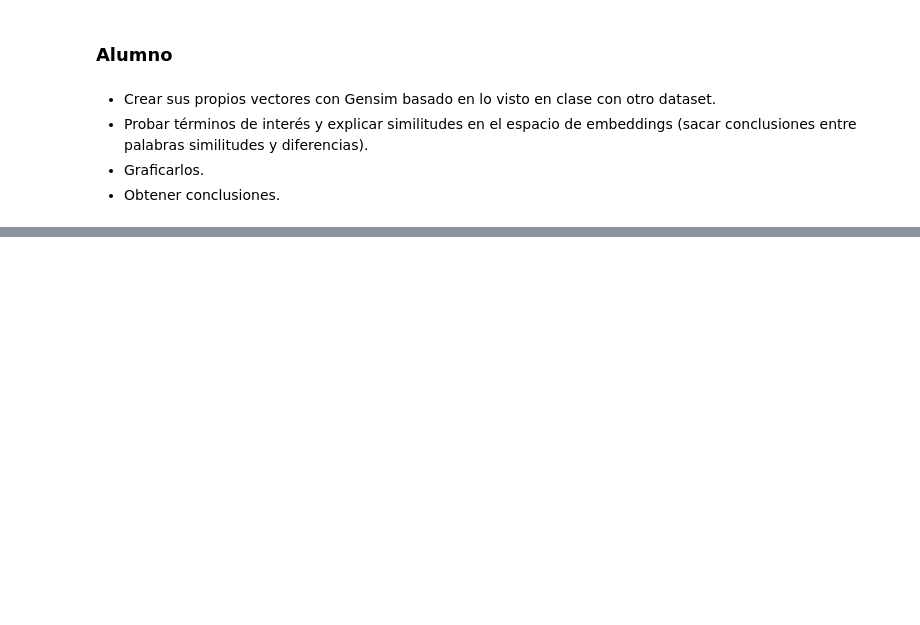
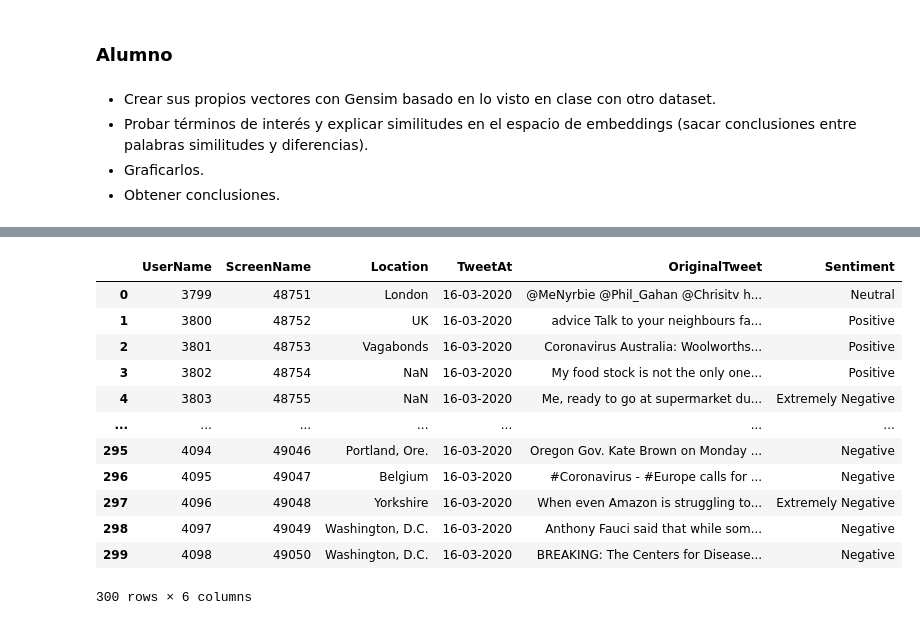
Before and after one commit to FIUBA-Posgrado-Inteligencia-Artificial/procesamiento_lenguaje_natural, a Jupyter notebook: desafios/desafio_2/Desafio_2.ipynb, the cells around one changed output, grey strips where cells are left out. Saved outputs shown, nothing was run; the diff lists cells and outputs as text; code cells hidden in the pictures; blank space fills up the shorter version.

```diff
--- a/desafios/desafio_2/Desafio_2.ipynb
+++ b/desafios/desafio_2/Desafio_2.ipynb
@@ -329,0 +353,21 @@ with open("labels.tsv", "w") as fp:
+# %%
+dataframe_tweets_train = pd.read_csv("Corona_NLP_train.csv", encoding='latin-1')
+dataframe_tweets_test = pd.read_csv("Corona_NLP_test.csv", encoding='latin-1')
+dataframe_tweets = pd.concat([dataframe_tweets_train, dataframe_tweets_test], ignore_index=True)
+# Reemplazar '\r' por un string vacío en todas las columnas
+dataframe_tweets = dataframe_tweets.replace('\r', '', regex=True)
+dataframe_tweets.head(300)
+# %% [output]
+|  | UserName | ScreenName | Location | TweetAt | OriginalTweet | Sentiment |
+| 0 | 3799 | 48751 | London | 16-03-2020 | @MeNyrbie @Phil_Gahan @Chrisitv h... | Neutral |
+| 1 | 3800 | 48752 | UK | 16-03-2020 | advice Talk to your neighbours fa... | Positive |
+| 2 | 3801 | 48753 | Vagabonds | 16-03-2020 | Coronavirus Australia: Woolworths... | Positive |
+| 3 | 3802 | 48754 | NaN | 16-03-2020 | My food stock is not the only one... | Positive |
+| 4 | 3803 | 48755 | NaN | 16-03-2020 | Me, ready to go at supermarket du... | Extremely Negative |
+| ... | ... | ... | ... | ... | ... | ... |
+| 295 | 4094 | 49046 | Portland, Ore. | 16-03-2020 | Oregon Gov. Kate Brown on Monday ... | Negative |
+| 296 | 4095 | 49047 | Belgium | 16-03-2020 | #Coronavirus - #Europe calls for ... | Negative |
+| 297 | 4096 | 49048 | Yorkshire | 16-03-2020 | When even Amazon is struggling to... | Extremely Negative |
+| 298 | 4097 | 49049 | Washington, D.C. | 16-03-2020 | Anthony Fauci said that while som... | Negative |
+| 299 | 4098 | 49050 | Washington, D.C. | 16-03-2020 | BREAKING: The Centers for Disease... | Negative |
+300 rows × 6 columns
```
Also changed, not shown: parts of 34 cells of this notebook, 4 other files.
